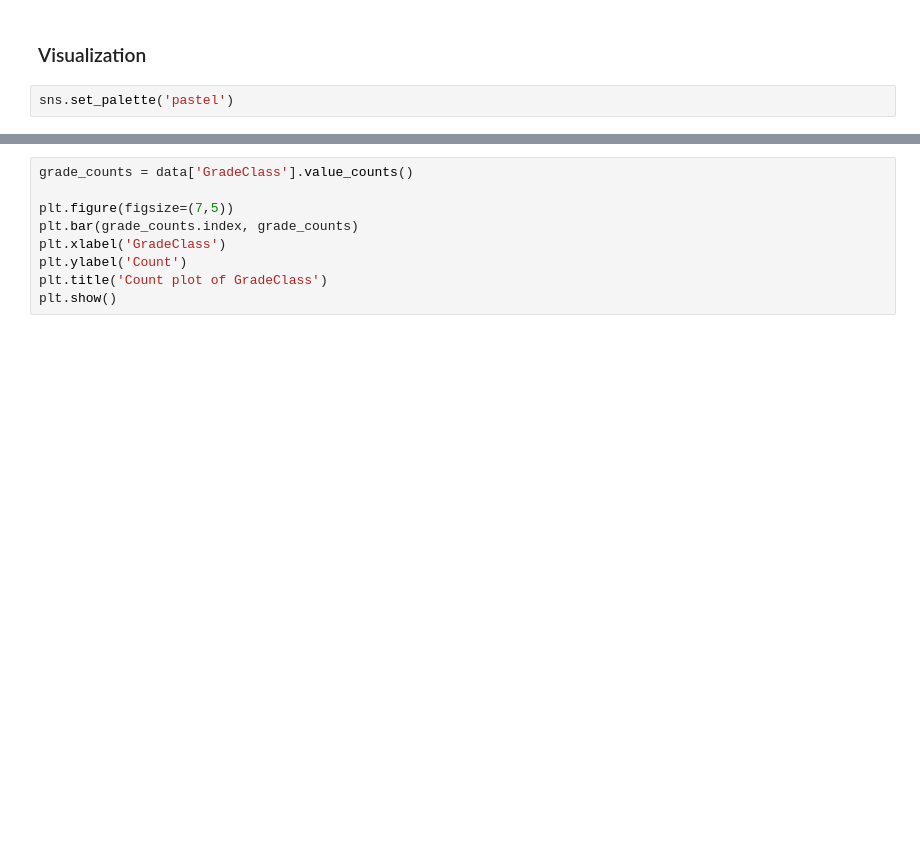
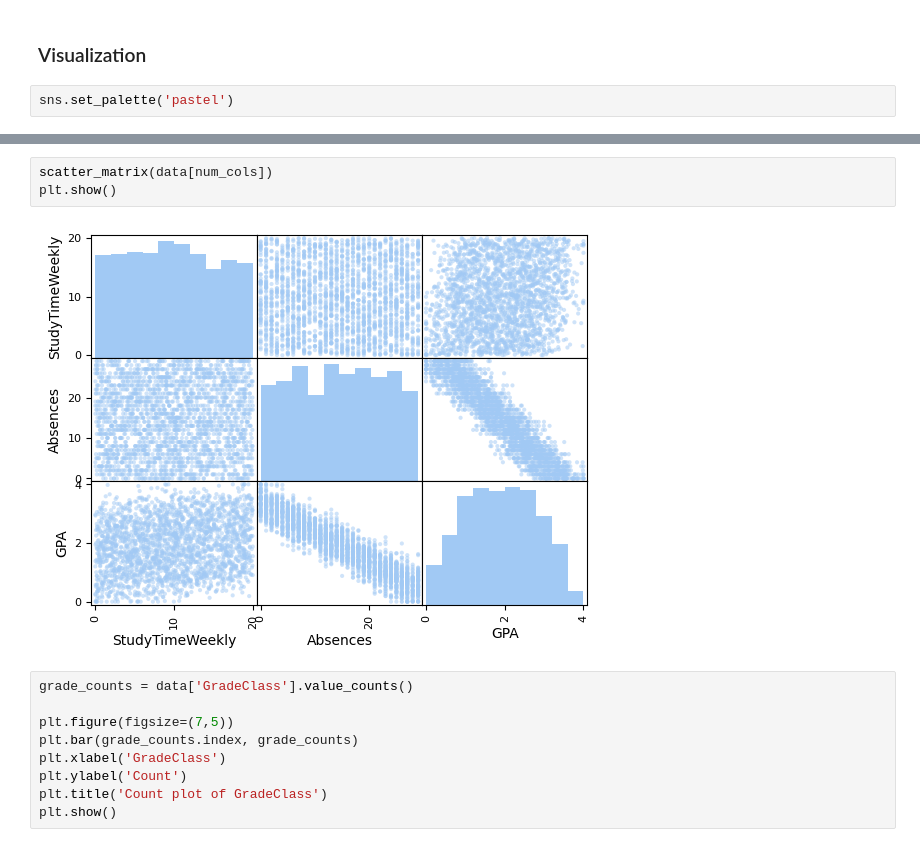
Before and after one commit to dstpnwska/StudentsPerformance, a Jupyter notebook: students-performance.ipynb, the cells around one changed output, grey strips where cells are left out. Saved outputs shown, nothing was run; the diff lists cells and outputs as text; blank space fills up the shorter version.

```diff
--- a/students-performance.ipynb
+++ b/students-performance.ipynb
@@ -134,3 +148,8 @@ cat_cols = data.select_dtypes(include=['bool','category']).columns
+# %%
+scatter_matrix(data[num_cols])
+plt.show()
+# %% [output]
+[figure, added]
 # %%
 grade_counts = data['GradeClass'].value_counts()
 
```
Also changed, not shown: parts of 5 cells of this notebook.
